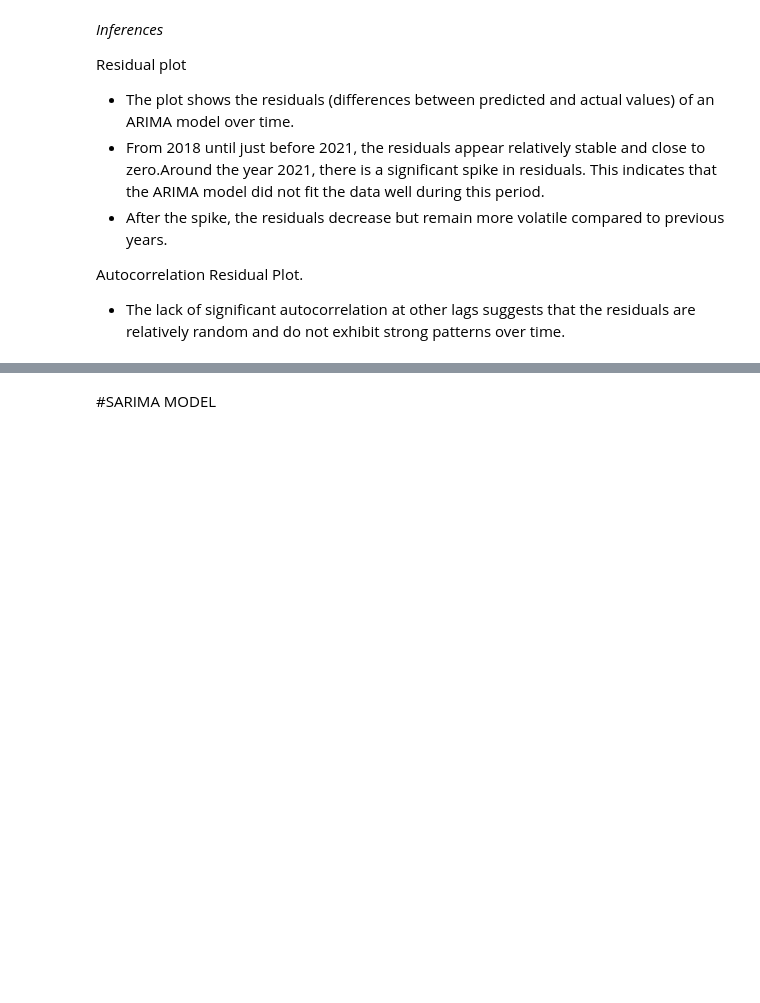
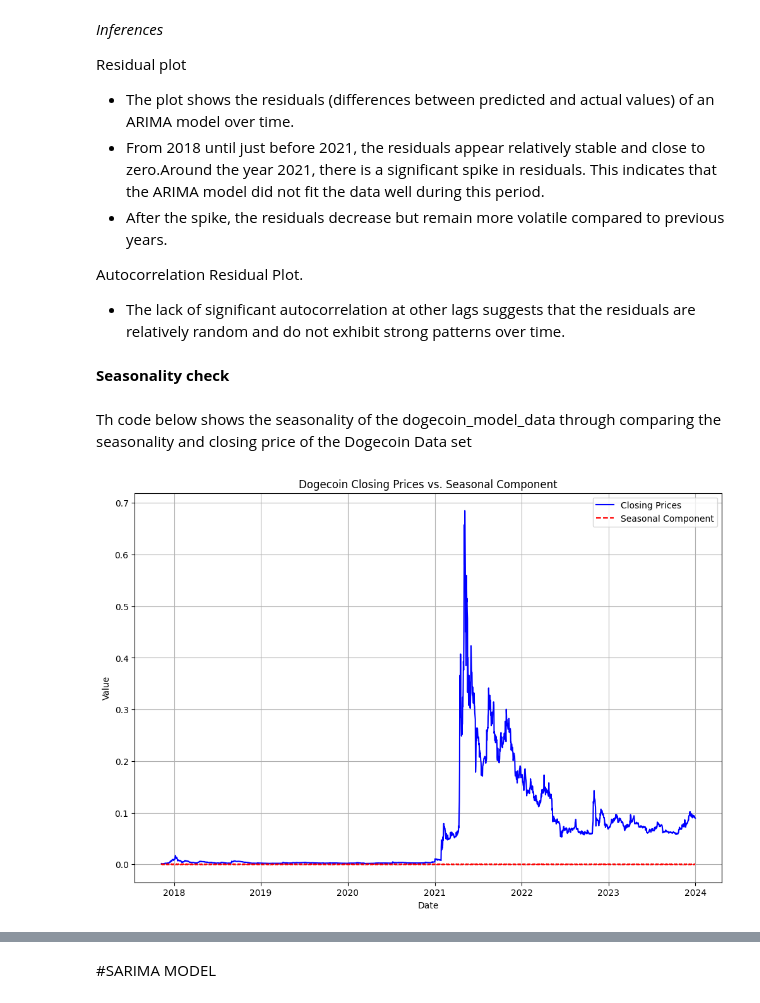
Before and after one commit to paulmachau/Dogecion-Historical-Prices, a Jupyter notebook: Dogecoin_price_prediction_LSTM.ipynb, the cells around one changed output, grey strips where cells are left out. Cells and saved outputs as stored; diff of their text form; code cells hidden in the pictures; blank space fills up the shorter version.

```diff
--- a/Dogecoin_price_prediction_LSTM.ipynb
+++ b/Dogecoin_price_prediction_LSTM.ipynb
@@ -928,3 +988,29 @@ Residual plot
 Autocorrelation Residual Plot.
 
 * The lack of significant autocorrelation at other lags suggests that the residuals are relatively random and do not exhibit strong patterns over time.
+# %% [markdown]
+**Seasonality check**
+# %% [markdown]
+Th code below shows the seasonality of the dogecoin_model_data through comparing the seasonality  and closing price of the Dogecoin Data set
+# %%
+
+# Plot closing prices of Dogecoin
+plt.figure(figsize=(12, 8))
+plt.plot(dogecoin_model_data.index, dogecoin_model_data['Close'], color='blue', label='Closing Prices')
+
+# Decompose ARIMA residuals
+decomposition = seasonal_decompose(model_fit.resid)
+
+# Visualize seasonal component
+seasonal_component = decomposition.seasonal
+plt.plot(dogecoin_model_data.index, seasonal_component, color='red', linestyle='--', label='Seasonal Component')
+
+# Customize plot
+plt.title('Dogecoin Closing Prices vs. Seasonal Component')
+plt.xlabel('Date')
+plt.ylabel('Value')
+plt.legend()
+plt.grid(True)
+plt.show()
+# %% [output]
+[figure, added]
```
Also changed, not shown: parts of 11 cells of this notebook.
